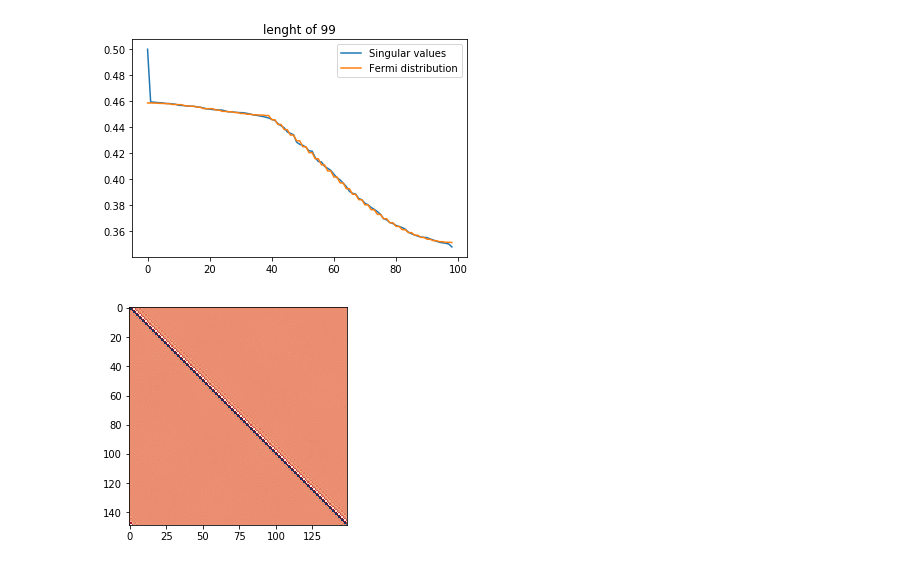
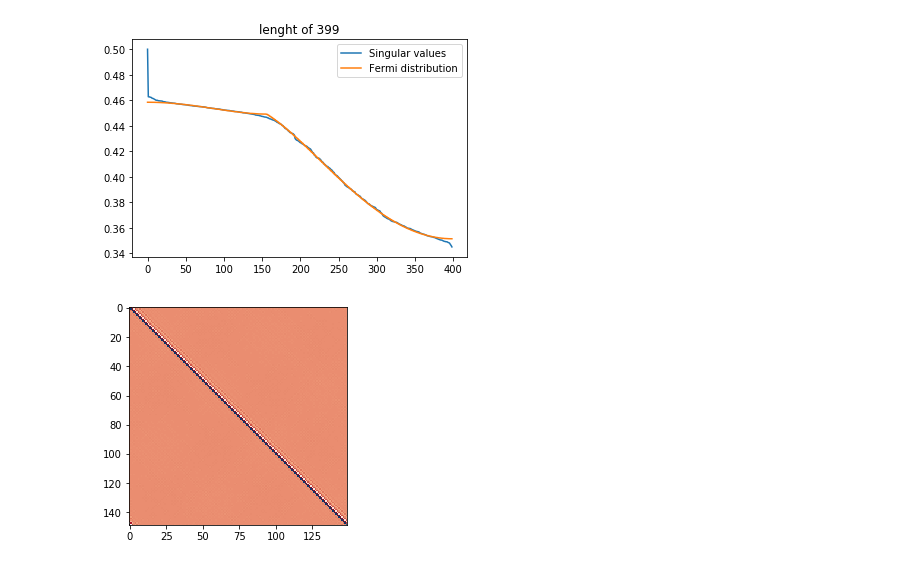
Before and after one commit to jamontanac/Tesis_Master, a Jupyter notebook: XY_model/Test_to_bash/Reading_results.ipynb, the cells around one changed output. Saved outputs shown, nothing was run; the diff lists cells and outputs as text; code cells hidden in the pictures.

```diff
--- a/XY_model/Test_to_bash/Reading_results.ipynb
+++ b/XY_model/Test_to_bash/Reading_results.ipynb
@@ -72,19 +72,19 @@ display(HTML("""
 </style>
 """))
 # %%
-for L in range(7,101,2):
+for L in range(303,401,2):
     clear_output(wait=True)
     New_cov_matrix=Covariance_matrix_from_sub_sample(F_plus,F_minous,L)
     S=np.linalg.svd(New_cov_matrix,compute_uv=False)
     n=np.arange(-(L-1)/2,(L-1)/2 +1)
     array_to_plot=sorted(-S+0.5,reverse=True)
     plt.plot(array_to_plot,label="Singular values")
     plt.plot(np.array(sorted(Fermi_dirac(n,N=L),reverse=True)),label="Fermi distribution")
     plt.legend()
     plt.title("lenght of {}".format(L))
     plt.show()
 # %% [output]
-[figure, old version]
+[figure, new version]
 # %%
 for L in range(3,151,2):
     clear_output(wait=True)
```
Also changed, not shown: 1 other file.
